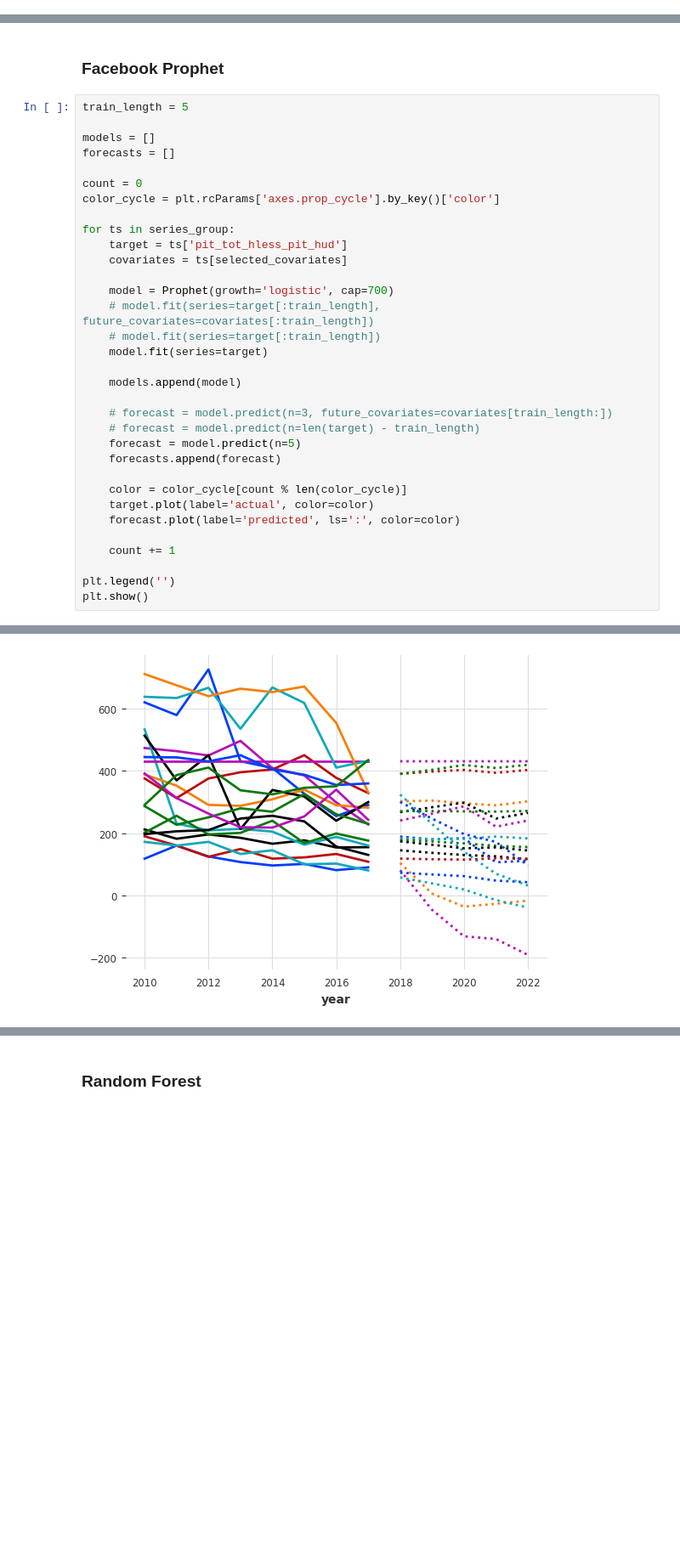
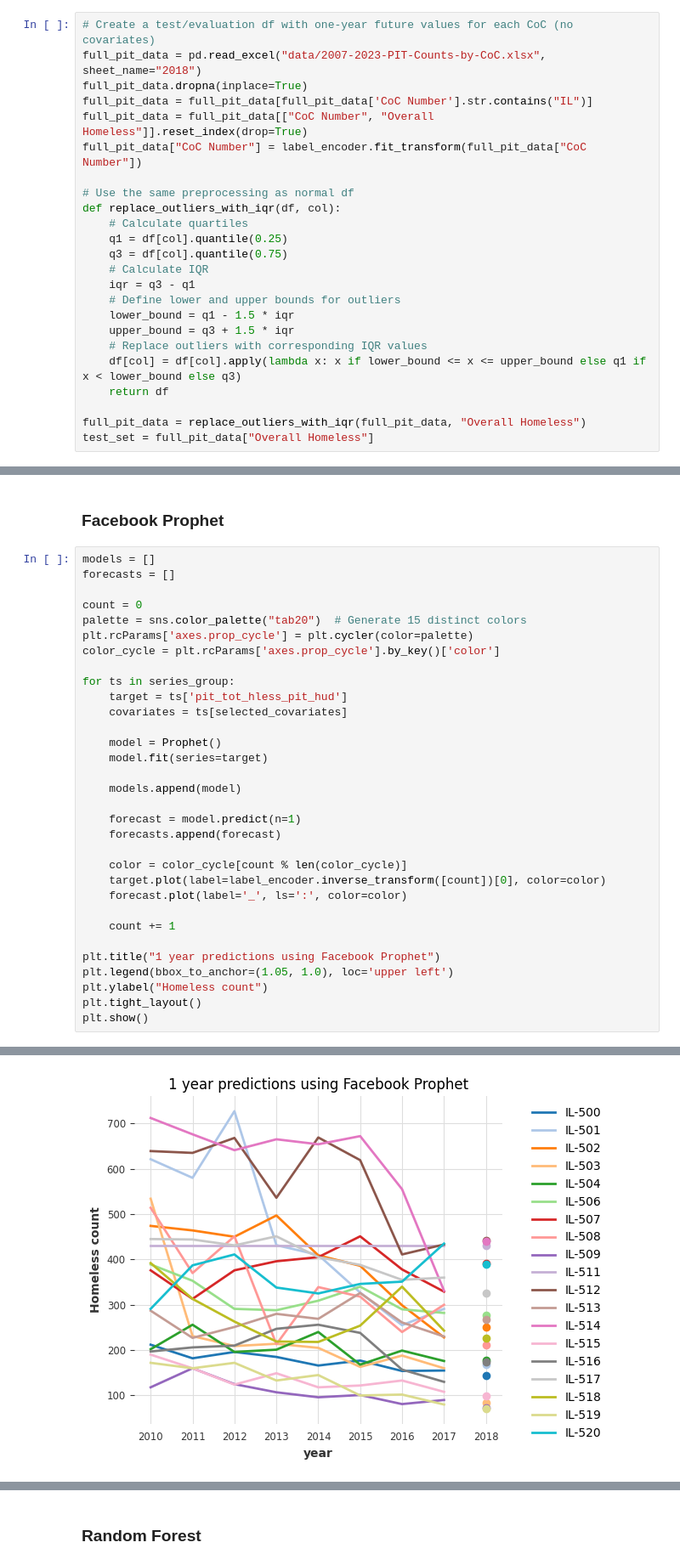
Before and after one commit to atharvanaik10/cs498-css, a Jupyter notebook: time_series.ipynb, the cells around one changed output, grey strips where cells are left out. Shown at 85% size. Saved outputs shown, nothing was run; the diff lists cells and outputs as text; blank space fills up the shorter version.

Commit message:
Add final ts models

```diff
--- a/time_series.ipynb
+++ b/time_series.ipynb
@@ -54,3 +53,27 @@ df
 cols = list(df.columns)
 cols.remove('cocnumber')
 series_group = TimeSeries.from_group_dataframe(df, group_cols="cocnumber", value_cols=cols)
+# %%
+# Create a test/evaluation df with one-year future values for each CoC (no covariates)
+full_pit_data = pd.read_excel("data/2007-2023-PIT-Counts-by-CoC.xlsx", sheet_name="2018")
+full_pit_data.dropna(inplace=True)
+full_pit_data = full_pit_data[full_pit_data['CoC Number'].str.contains("IL")]
+full_pit_data = full_pit_data[["CoC Number", "Overall Homeless"]].reset_index(drop=True)
+full_pit_data["CoC Number"] = label_encoder.fit_transform(full_pit_data["CoC Number"])
+
+# Use the same preprocessing as normal df
+def replace_outliers_with_iqr(df, col):
+    # Calculate quartiles
+    q1 = df[col].quantile(0.25)
+    q3 = df[col].quantile(0.75)
+    # Calculate IQR
+    iqr = q3 - q1
+    # Define lower and upper bounds for outliers
+    lower_bound = q1 - 1.5 * iqr
+    upper_bound = q3 + 1.5 * iqr
+    # Replace outliers with corresponding IQR values
+    df[col] = df[col].apply(lambda x: x if lower_bound <= x <= upper_bound else q1 if x < lower_bound else q3)
+    return df
+
+full_pit_data = replace_outliers_with_iqr(full_pit_data, "Overall Homeless")
+test_set = full_pit_data["Overall Homeless"]
@@ -59,36 +103,35 @@ series_group = TimeSeries.from_group_dataframe(df, group_cols="cocnumber", value
 # %% [markdown]
 ### Facebook Prophet
 # %%
-train_length = 5
-
 models = []
 forecasts = []
 
 count = 0
+palette = sns.color_palette("tab20")  # Generate 15 distinct colors
+plt.rcParams['axes.prop_cycle'] = plt.cycler(color=palette)
 color_cycle = plt.rcParams['axes.prop_cycle'].by_key()['color']
 
 for ts in series_group:
     target = ts['pit_tot_hless_pit_hud']
     covariates = ts[selected_covariates]
 
-    model = Prophet(growth='logistic', cap=700)
-    # model.fit(series=target[:train_length], future_covariates=covariates[:train_length])
-    # model.fit(series=target[:train_length])
+    model = Prophet()
     model.fit(series=target)
 
     models.append(model)
 
-    # forecast = model.predict(n=3, future_covariates=covariates[train_length:])
-    # forecast = model.predict(n=len(target) - train_length)
-    forecast = model.predict(n=5)
+    forecast = model.predict(n=1)
     forecasts.append(forecast)
 
     color = color_cycle[count % len(color_cycle)]
-    target.plot(label='actual', color=color)
-    forecast.plot(label='predicted', ls=':', color=color)
+    target.plot(label=label_encoder.inverse_transform([count])[0], color=color)
+    forecast.plot(label='_', ls=':', color=color)
 
     count += 1
 
-plt.legend('')
+plt.title("1 year predictions using Facebook Prophet")
+plt.legend(bbox_to_anchor=(1.05, 1.0), loc='upper left')
+plt.ylabel("Homeless count")
+plt.tight_layout()
 plt.show()
 # %% [output]
@@ -112 +155 @@ plt.show()
-[figure, old version]
+[figure, new version]
```
Also changed, not shown: parts of 12 cells of this notebook, 4 other files.
